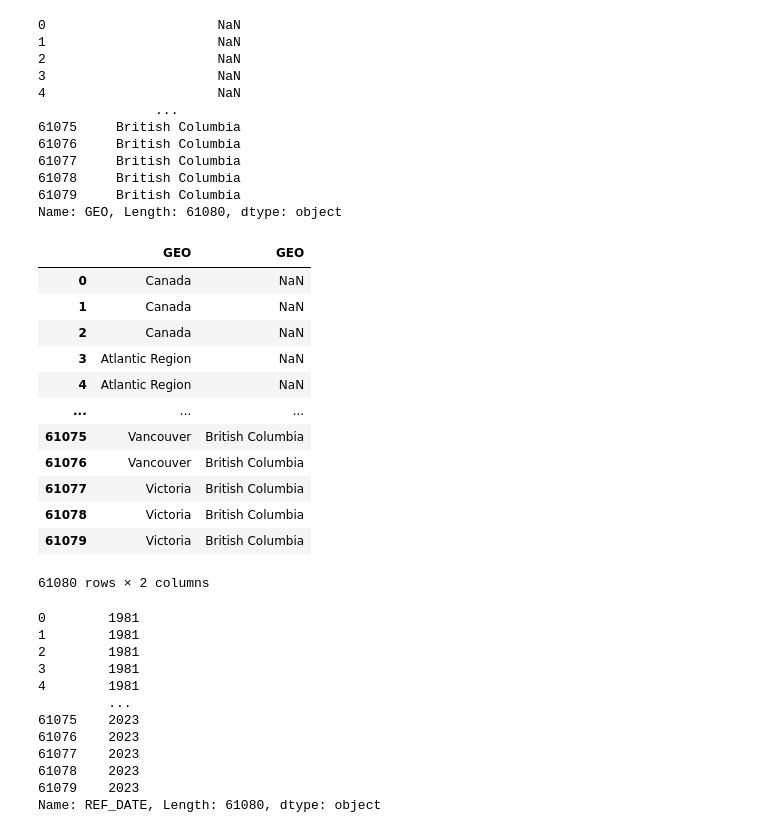
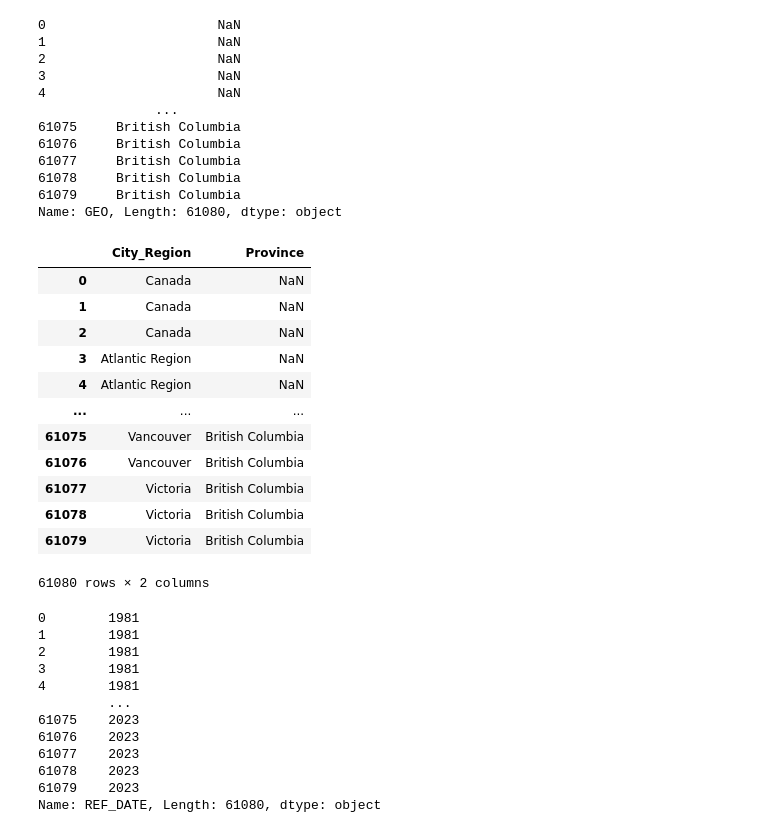
Before and after one commit to Ao-27/Project1_Group1_HousingMarket, a Jupyter notebook: group1_housing_solution.ipynb, the cells around one changed output. Drawn from its saved outputs; the diff is of its cells as text; code cells hidden in the pictures.

```diff
--- a/group1_housing_solution.ipynb
+++ b/group1_housing_solution.ipynb
@@ -9,8 +9,8 @@ import pandas as pd
 Main_csv_path = Path("Resources/18100205.csv")
 Metadata_csv_path = Path("Resources/18100205_MetaData.csv")
 
-Main_StatsCan_IndexDF = pd.read_csv(Main_csv_path, encoding="UTF-8")
-Metadata_DF = pd.read_csv(Metadata_csv_path, encoding="UTF-8")
+Main_StatsCan_IndexDF = pd.read_csv(Main_csv_path, encoding="UTF-8-Sig")
+Metadata_DF = pd.read_csv(Metadata_csv_path, encoding="UTF-8-Sig")
 
 Main_StatsCan_IndexDF.tail()
 # %% [output]
@@ -30,6 +30,12 @@ Metadata_DF.head()
 | 2 | New housing price indexes | NaN | NaN | NaN | NaN | NaN | NaN | ... |
 | Dimension ID | Member Name | Classification Code | Member ID | Parent Member ID | Terminated | Member Notes | Member Definitions | ... |
 # %%
+# Select necessary columns for initial data cleaning processes.
+
 reduced_main_df = Main_StatsCan_IndexDF[["REF_DATE","GEO","New housing price indexes","UOM","VALUE","STATUS","DECIMALS"]]
-reduced_main_df.head()
+#reduced_main_df.head()
+
+reduced_main_df.columns.values[2] = "NewHousePrice_Index_Type" #Replaced column name of "New housing price indexes".
+
+reduced_main_df.tail()
 # %% [output]
@@ -46,9 +52,9 @@ Orig_Geo_series = pd.Series(reduced_main_df["GEO"])
 #print(Orig_Geo_series)
 Geo_Split = Orig_Geo_series.str.split(',')
 
-Geo_City = Geo_Split.str.get(0) #access the first element for eventual "column1"
+Geo_CityRow = Geo_Split.str.get(0) #access the first element for eventual "column1"
 
-Geo_City
+Geo_CityRow
 # %% [output]
 0                 Canada
 1                 Canada
@@ -63,9 +69,9 @@ Geo_City
 61079           Victoria
 Name: GEO, Length: 61080, dtype: object
 # %%
-Geo_Prov = Geo_Split.str.get(1) #access the first element for eventual "column2"
+Geo_ProvRow = Geo_Split.str.get(1) #access the first element for eventual "column2"
 
-Geo_Prov
+Geo_ProvRow
 # %% [output]
 0                      NaN
 1                      NaN
@@ -82,11 +88,19 @@ Name: GEO, Length: 61080, dtype: object
 # %%
 #Temp_DF = pd.concat(reduced_main_df,Geo_City )
 
-Manual_Merge = pd.concat([Geo_City,Geo_Prov], axis=1) #axis=1 is using "column 1" to merge.
+Manual_Merge_Geo = pd.concat([Geo_CityRow,Geo_ProvRow], axis=1) #axis=1 is using "column 1" to merge.
 
-Manual_Merge
+Manual_Merge_Geo
+
+#Rename Options presented via => https://www.geeksforgeeks.org/rename-specific-columns-in-pandas/
+Manual_Merge_Geo.columns.values[0] = "City_Region"
+Manual_Merge_Geo.columns.values[1] = "Province"
+
+Manual_Merge_Geo
+
+#BEST PRACTICE MIGHT BE TO RENAME RIGHT AWAY "HERE" ... to save coding time later.
 # %% [output]
-|  | GEO | GEO |
+|  | City_Region | Province |
 | 0 | Canada | NaN |
 | 1 | Canada | NaN |
 | 2 | Canada | NaN |
```
Also changed, not shown: parts of 9 cells of this notebook, 1 other file.
